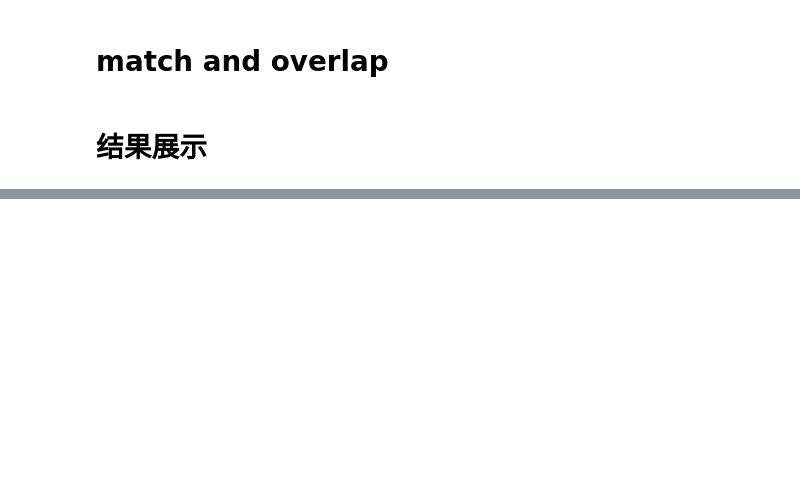
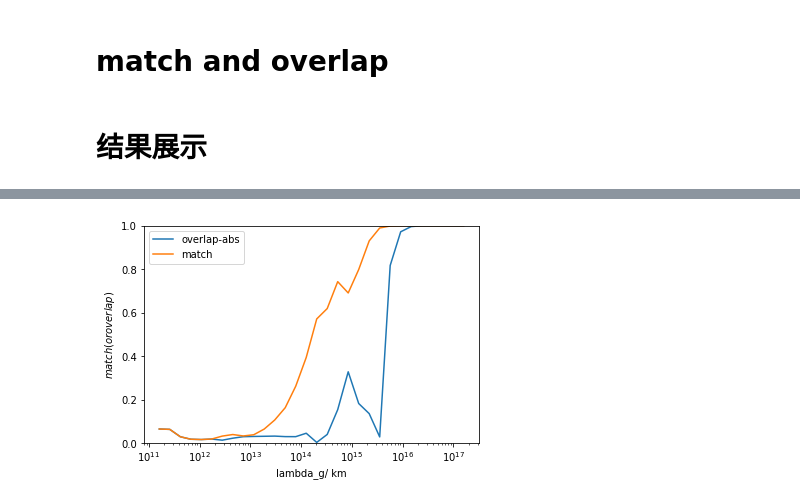
Before and after one commit to kelvin1020/matchGW, a Jupyter notebook: Match_and_Overlap.ipynb, the cells around one changed output, grey strips where cells are left out. Cells and saved outputs as stored; diff of their text form; code cells hidden in the pictures; blank space fills up the shorter version.

```diff
--- a/Match_and_Overlap.ipynb
+++ b/Match_and_Overlap.ipynb
@@ -197,0 +211,14 @@ plt.show()
+# %%
+#绘制 波形图
+plt.figure()
+plt.xscale("log")
+# plt.plot(lambda_g_list/1e3, overlap_list, label = 'overlap')
+plt.plot(lambda_g_list/1e3, np.abs(overlap_list), label = 'overlap-abs')
+plt.plot(lambda_g_list/1e3, match_list, label = 'match')
+plt.ylim(0,1)
+plt.xlabel("lambda_g/ km")
+plt.ylabel("$match(or overlap)$")
+plt.legend()
+plt.show()
+# %% [output]
+[figure, added]
```
Also changed, not shown: parts of 9 cells of this notebook, 1 other file.
